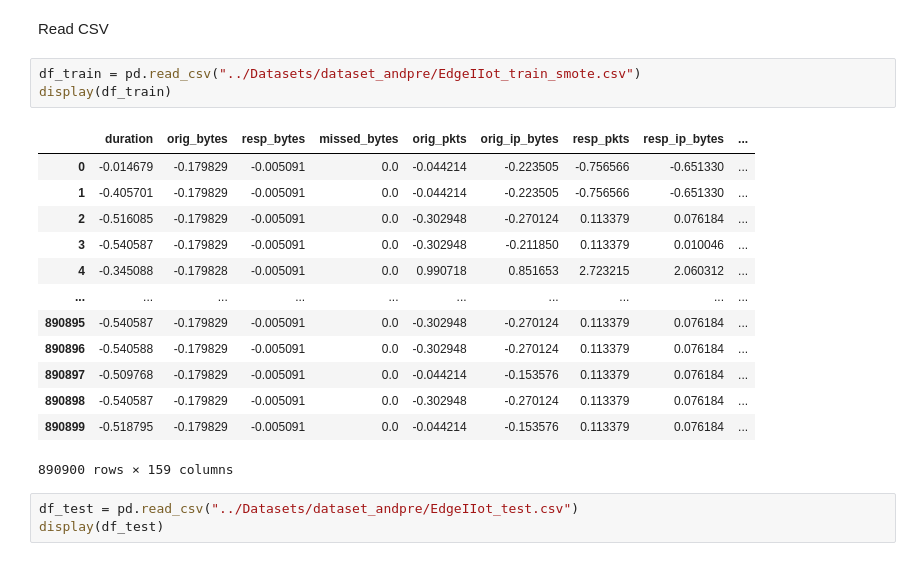
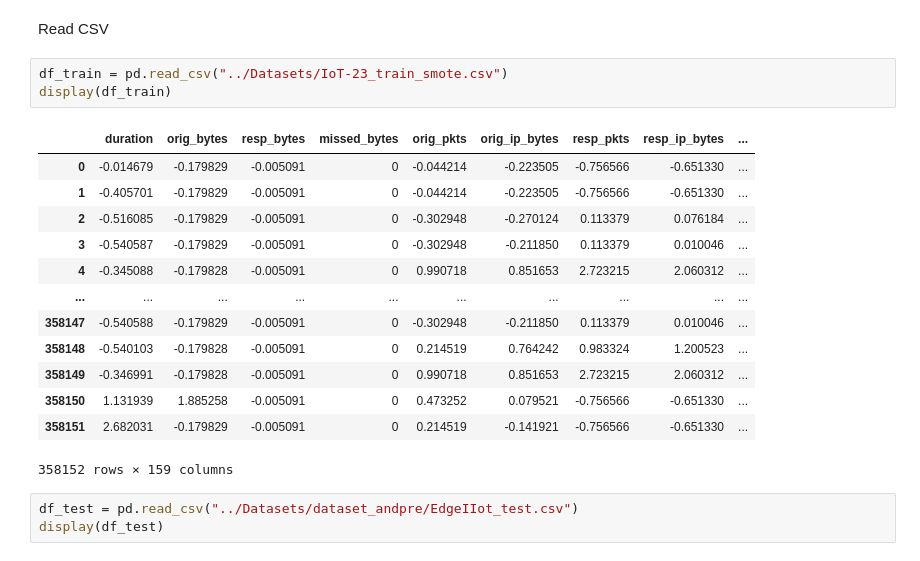
Before and after one commit to ivoafonsobispo/AI-IoT-Security-Detection, a Jupyter notebook: Results/IoT_23_Results_Binary-SMOTE.ipynb, the cells around one changed output. Drawn from its saved outputs; the diff is of its cells as text.

```diff
--- a/Results/IoT_23_Results_Binary-SMOTE.ipynb
+++ b/Results/IoT_23_Results_Binary-SMOTE.ipynb
@@ -39,22 +39,22 @@ pd.set_option('display.max_columns', None)
 # %% [markdown]
 Read CSV
 # %%
-df_train = pd.read_csv("../Datasets/dataset_andpre/EdgeIIot_train_smote.csv")
+df_train = pd.read_csv("../Datasets/IoT-23_train_smote.csv")
 display(df_train)
 # %% [output]
 |  | duration | orig_bytes | resp_bytes | missed_bytes | orig_pkts | orig_ip_bytes | resp_pkts | resp_ip_bytes | ... |
-| 0 | -0.014679 | -0.179829 | -0.005091 | 0.0 | -0.044214 | -0.223505 | -0.756566 | -0.651330 | ... |
-| 1 | -0.405701 | -0.179829 | -0.005091 | 0.0 | -0.044214 | -0.223505 | -0.756566 | -0.651330 | ... |
-| 2 | -0.516085 | -0.179829 | -0.005091 | 0.0 | -0.302948 | -0.270124 | 0.113379 | 0.076184 | ... |
-| 3 | -0.540587 | -0.179829 | -0.005091 | 0.0 | -0.302948 | -0.211850 | 0.113379 | 0.010046 | ... |
-| 4 | -0.345088 | -0.179828 | -0.005091 | 0.0 | 0.990718 | 0.851653 | 2.723215 | 2.060312 | ... |
+| 0 | -0.014679 | -0.179829 | -0.005091 | 0 | -0.044214 | -0.223505 | -0.756566 | -0.651330 | ... |
+| 1 | -0.405701 | -0.179829 | -0.005091 | 0 | -0.044214 | -0.223505 | -0.756566 | -0.651330 | ... |
+| 2 | -0.516085 | -0.179829 | -0.005091 | 0 | -0.302948 | -0.270124 | 0.113379 | 0.076184 | ... |
+| 3 | -0.540587 | -0.179829 | -0.005091 | 0 | -0.302948 | -0.211850 | 0.113379 | 0.010046 | ... |
+| 4 | -0.345088 | -0.179828 | -0.005091 | 0 | 0.990718 | 0.851653 | 2.723215 | 2.060312 | ... |
 | ... | ... | ... | ... | ... | ... | ... | ... | ... | ... |
-| 890895 | -0.540587 | -0.179829 | -0.005091 | 0.0 | -0.302948 | -0.270124 | 0.113379 | 0.076184 | ... |
-| 890896 | -0.540588 | -0.179829 | -0.005091 | 0.0 | -0.302948 | -0.270124 | 0.113379 | 0.076184 | ... |
-| 890897 | -0.509768 | -0.179829 | -0.005091 | 0.0 | -0.044214 | -0.153576 | 0.113379 | 0.076184 | ... |
-| 890898 | -0.540587 | -0.179829 | -0.005091 | 0.0 | -0.302948 | -0.270124 | 0.113379 | 0.076184 | ... |
-| 890899 | -0.518795 | -0.179829 | -0.005091 | 0.0 | -0.044214 | -0.153576 | 0.113379 | 0.076184 | ... |
+| 358147 | -0.540588 | -0.179829 | -0.005091 | 0 | -0.302948 | -0.211850 | 0.113379 | 0.010046 | ... |
+| 358148 | -0.540103 | -0.179828 | -0.005091 | 0 | 0.214519 | 0.764242 | 0.983324 | 1.200523 | ... |
+| 358149 | -0.346991 | -0.179828 | -0.005091 | 0 | 0.990718 | 0.851653 | 2.723215 | 2.060312 | ... |
+| 358150 | 1.131939 | 1.885258 | -0.005091 | 0 | 0.473252 | 0.079521 | -0.756566 | -0.651330 | ... |
+| 358151 | 2.682031 | -0.179829 | -0.005091 | 0 | 0.214519 | -0.141921 | -0.756566 | -0.651330 | ... |
-890900 rows × 159 columns
+358152 rows × 159 columns
 # %%
 df_test = pd.read_csv("../Datasets/dataset_andpre/EdgeIIot_test.csv")
 display(df_test)
```
Also changed, not shown: parts of 16 cells of this notebook, 5 other files.
